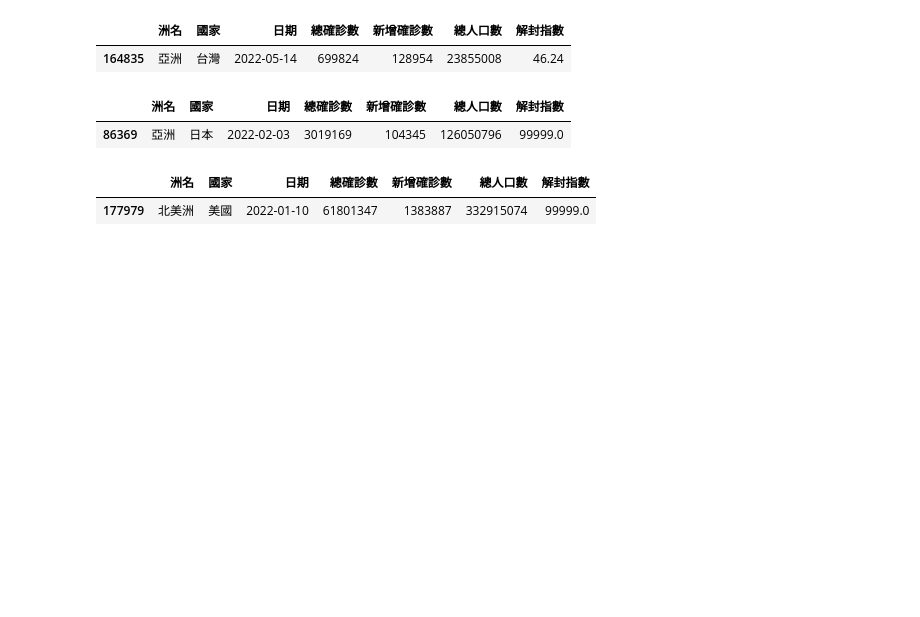
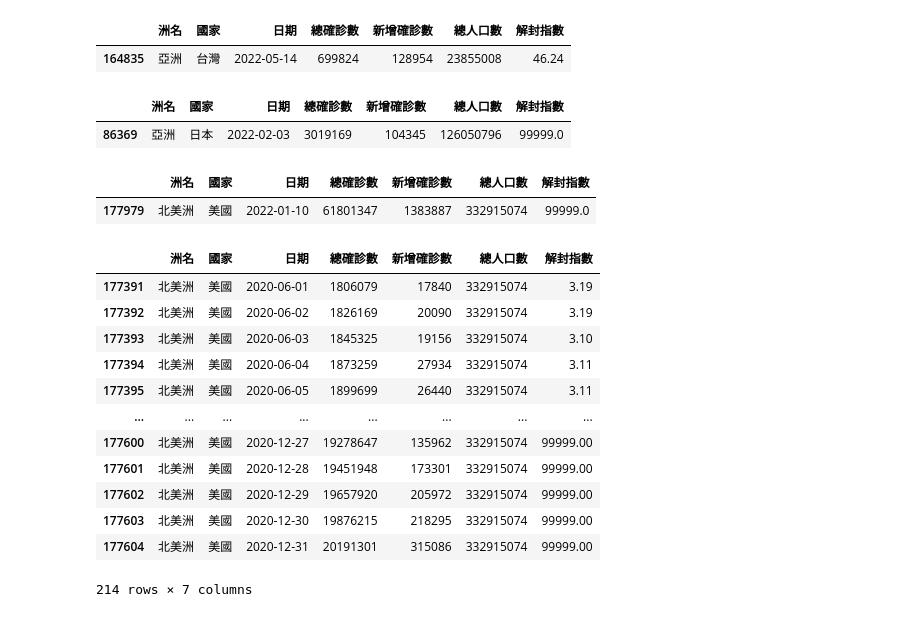
Before and after one commit to Bebe1125/_2023_07_23_sunday_, a Jupyter notebook: lesson18_1.ipynb, the cells around one changed output. Cells and saved outputs as stored; diff of their text form; code cells hidden in the pictures; blank space fills up the shorter version.

```diff
--- a/lesson18_1.ipynb
+++ b/lesson18_1.ipynb
@@ -141,3 +141,20 @@ allDataFrame.query('國家=="美國" and 新增確診數==@max')
 # %% [output]
 |  | 洲名 | 國家 | 日期 | 總確診數 | 新增確診數 | 總人口數 | 解封指數 |
 | 177979 | 北美洲 | 美國 | 2022-01-10 | 61801347 | 1383887 | 332915074 | 99999.0 |
+# %%
+usa = allDataFrame.query('國家=="美國"')
+usa.query('日期<"2021" and 日期>="2020-06-01"')
+# %% [output]
+|  | 洲名 | 國家 | 日期 | 總確診數 | 新增確診數 | 總人口數 | 解封指數 |
+| 177391 | 北美洲 | 美國 | 2020-06-01 | 1806079 | 17840 | 332915074 | 3.19 |
+| 177392 | 北美洲 | 美國 | 2020-06-02 | 1826169 | 20090 | 332915074 | 3.19 |
+| 177393 | 北美洲 | 美國 | 2020-06-03 | 1845325 | 19156 | 332915074 | 3.10 |
+| 177394 | 北美洲 | 美國 | 2020-06-04 | 1873259 | 27934 | 332915074 | 3.11 |
+| 177395 | 北美洲 | 美國 | 2020-06-05 | 1899699 | 26440 | 332915074 | 3.11 |
+| ... | ... | ... | ... | ... | ... | ... | ... |
+| 177600 | 北美洲 | 美國 | 2020-12-27 | 19278647 | 135962 | 332915074 | 99999.00 |
+| 177601 | 北美洲 | 美國 | 2020-12-28 | 19451948 | 173301 | 332915074 | 99999.00 |
+| 177602 | 北美洲 | 美國 | 2020-12-29 | 19657920 | 205972 | 332915074 | 99999.00 |
+| 177603 | 北美洲 | 美國 | 2020-12-30 | 19876215 | 218295 | 332915074 | 99999.00 |
+| 177604 | 北美洲 | 美國 | 2020-12-31 | 20191301 | 315086 | 332915074 | 99999.00 |
+214 rows × 7 columns
```
